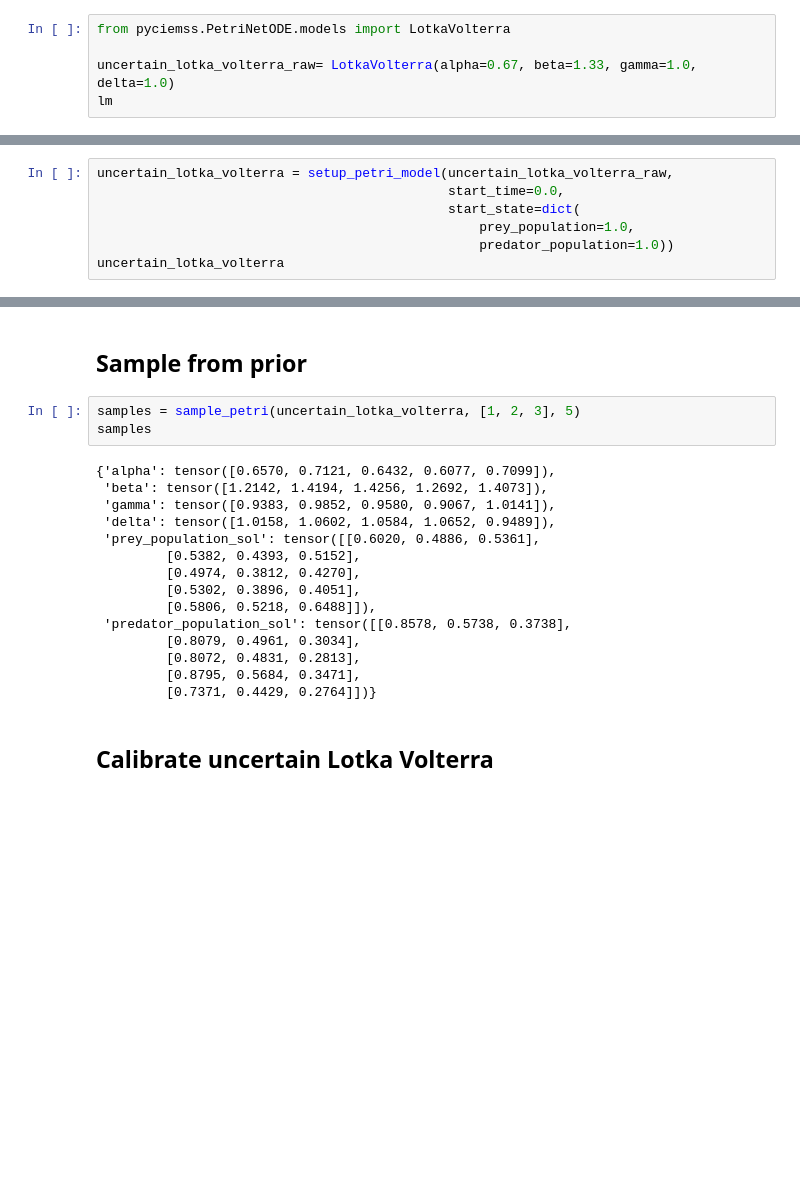
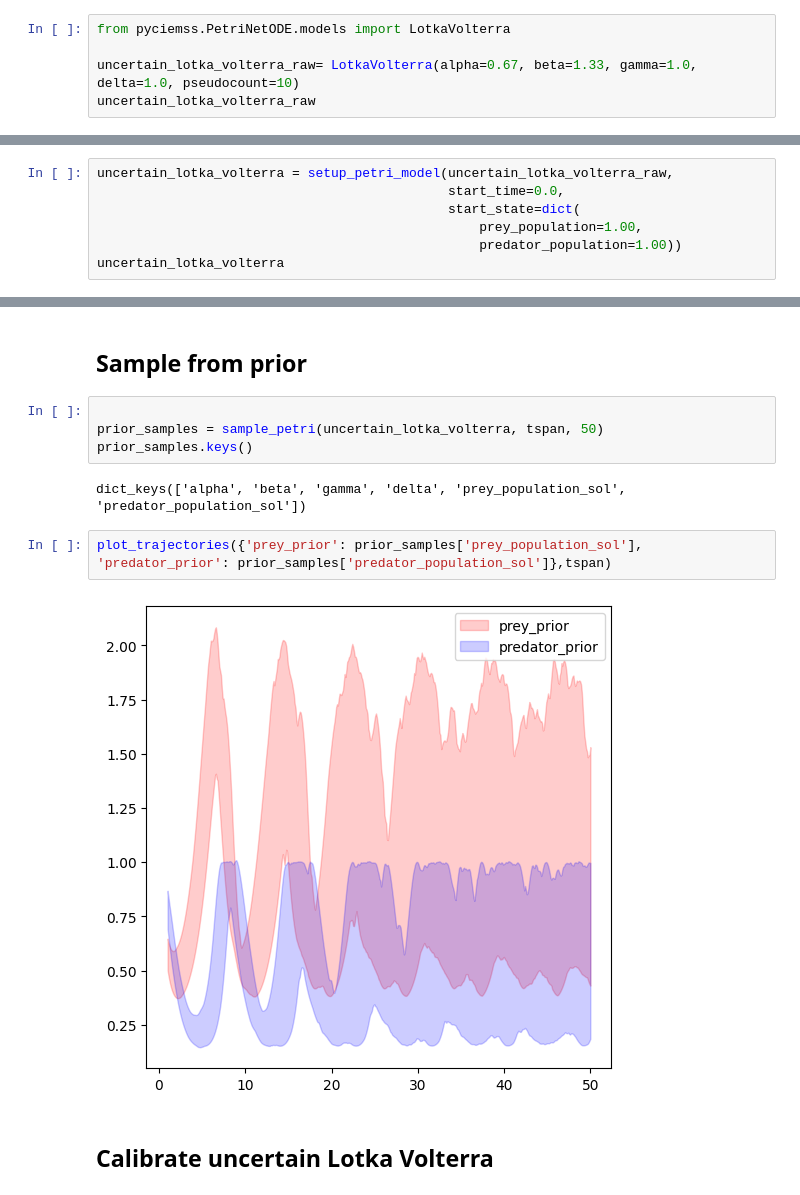
Before and after one commit to ciemss/pyciemss, a Jupyter notebook: notebook/regnet/LotkaVolterra.ipynb, the cells around one changed output, grey strips where cells are left out. Cells and saved outputs as stored; diff of their text form; blank space fills up the shorter version.

```diff
--- a/notebook/regnet/LotkaVolterra.ipynb
+++ b/notebook/regnet/LotkaVolterra.ipynb
@@ -54,8 +113,8 @@ samples
 # %%
 from pyciemss.PetriNetODE.models import LotkaVolterra
 
-uncertain_lotka_volterra_raw= LotkaVolterra(alpha=0.67, beta=1.33, gamma=1.0, delta=1.0)
-lm
+uncertain_lotka_volterra_raw= LotkaVolterra(alpha=0.67, beta=1.33, gamma=1.0, delta=1.0, pseudocount=10)
+uncertain_lotka_volterra_raw
 # %% [output]
 LotkaVolterra()
 # %% [markdown]
@@ -64,31 +123,23 @@ LotkaVolterra()
 uncertain_lotka_volterra = setup_petri_model(uncertain_lotka_volterra_raw,
                                              start_time=0.0,
                                              start_state=dict(
-                                                 prey_population=1.0,
-                                                 predator_population=1.0))
+                                                 prey_population=1.00,
+                                                 predator_population=1.00))
 uncertain_lotka_volterra
 # %% [output]
 LotkaVolterra()
 # %% [markdown]
 ## Sample from prior
 # %%
-samples = sample_petri(uncertain_lotka_volterra, [1, 2, 3], 5)
-samples
+
+prior_samples = sample_petri(uncertain_lotka_volterra, tspan, 50)
+prior_samples.keys()
 # %% [output]
-{'alpha': tensor([0.6570, 0.7121, 0.6432, 0.6077, 0.7099]),
- 'beta': tensor([1.2142, 1.4194, 1.4256, 1.2692, 1.4073]),
- 'gamma': tensor([0.9383, 0.9852, 0.9580, 0.9067, 1.0141]),
- 'delta': tensor([1.0158, 1.0602, 1.0584, 1.0652, 0.9489]),
- 'prey_population_sol': tensor([[0.6020, 0.4886, 0.5361],
-         [0.5382, 0.4393, 0.5152],
-         [0.4974, 0.3812, 0.4270],
-         [0.5302, 0.3896, 0.4051],
-         [0.5806, 0.5218, 0.6488]]),
- 'predator_population_sol': tensor([[0.8578, 0.5738, 0.3738],
-         [0.8079, 0.4961, 0.3034],
-         [0.8072, 0.4831, 0.2813],
-         [0.8795, 0.5684, 0.3471],
-         [0.7371, 0.4429, 0.2764]])}
+dict_keys(['alpha', 'beta', 'gamma', 'delta', 'prey_population_sol', 'predator_population_sol'])
+# %%
+plot_trajectories({'prey_prior': prior_samples['prey_population_sol'], 'predator_prior': prior_samples['predator_population_sol']},tspan)
+# %% [output]
+[figure, added]
 # %% [markdown]
 ## Calibrate uncertain Lotka Volterra
 # %%
```
Also changed, not shown: parts of 18 cells of this notebook, 1 other file.
